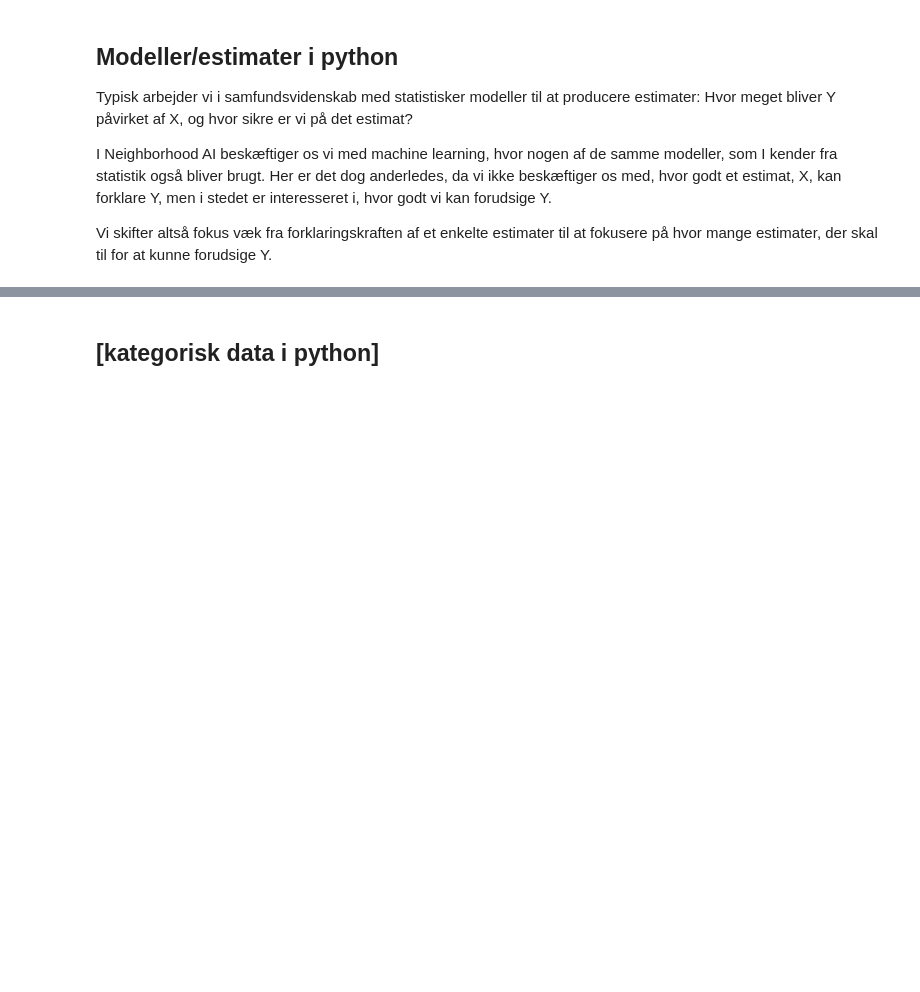
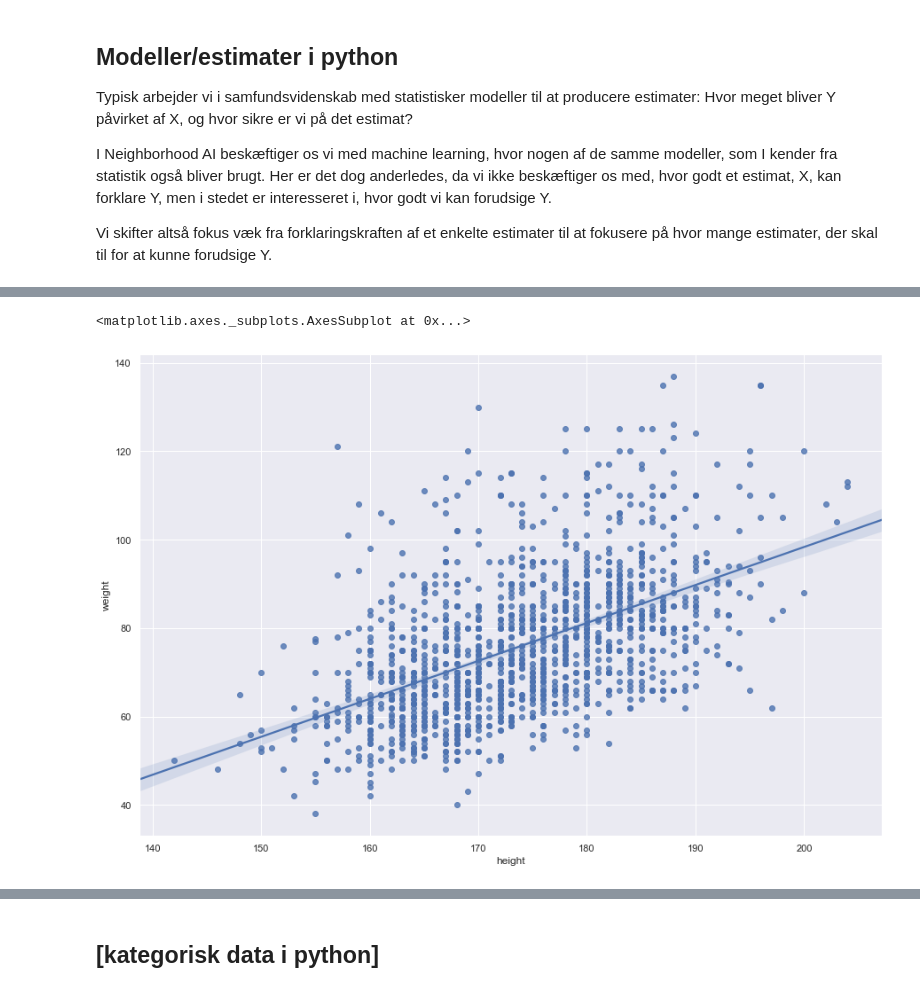
Before and after one commit to CALDISS-AAU/workshop_python-table-data, a Jupyter notebook: notebooks/python_table-data.ipynb, the cells around one changed output, grey strips where cells are left out. Drawn from its saved outputs; the diff is of its cells as text; code cells hidden in the pictures; blank space fills up the shorter version.

```diff
--- a/notebooks/python_table-data.ipynb
+++ b/notebooks/python_table-data.ipynb
@@ -204,0 +244,6 @@ model.score(X, Y)
+# %%
+plt.figure(figsize=(15,10)) #sætter størrelsen på figuren
+sns.regplot(x = 'height', y = 'weight', data = ess) #scatterplot af højde og vægt med fitted regressionslinje
+# %% [output]
+<matplotlib.axes._subplots.AxesSubplot at 0x...>
+[figure, added]
```
Also changed, not shown: parts of 76 cells of this notebook, 1 other file.
